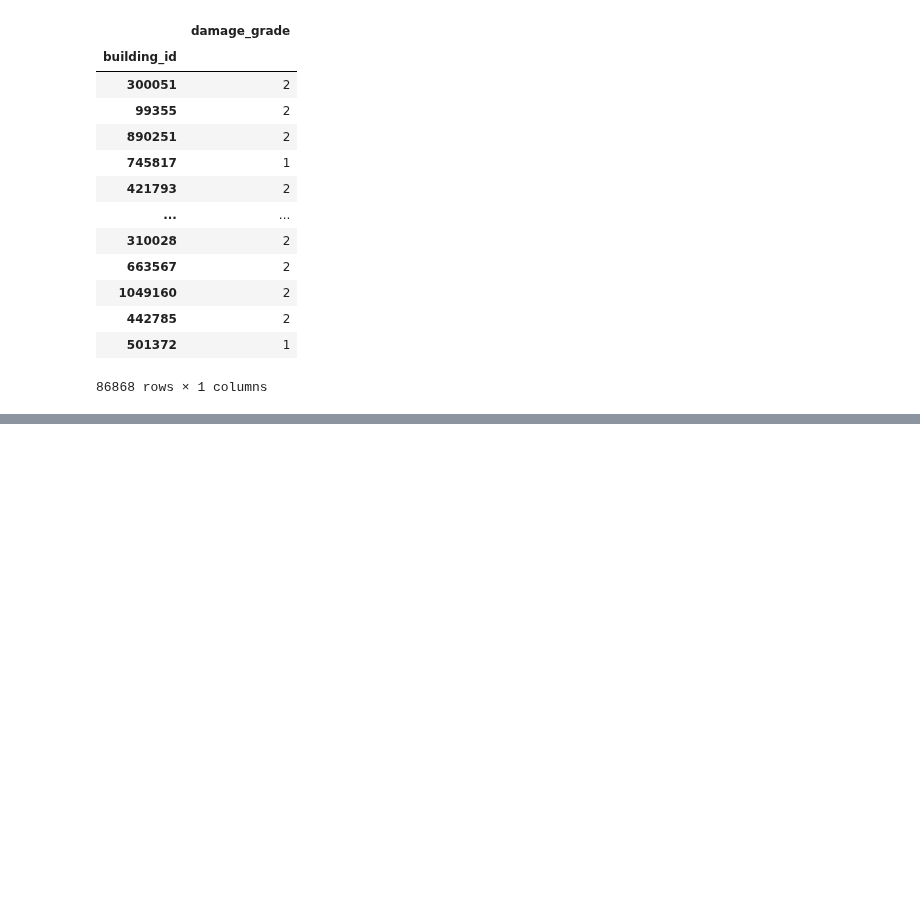
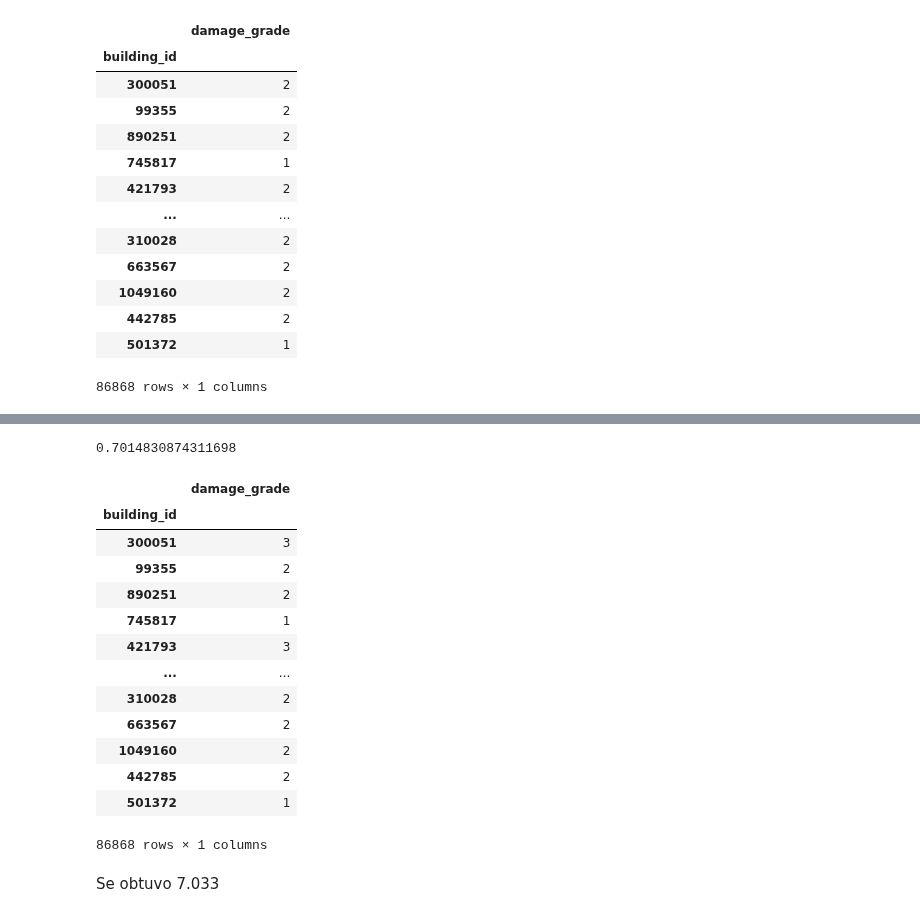
Before and after one commit to DanteReinaudo/EarthquakeDamagePrediction, a Jupyter notebook: tp2/XGBoost.ipynb, the cells around one changed output, grey strips where cells are left out. Cells and saved outputs as stored; diff of their text form; code cells hidden in the pictures; blank space fills up the shorter version.

```diff
--- a/tp2/XGBoost.ipynb
+++ b/tp2/XGBoost.ipynb
@@ -240,0 +231,2 @@ my_submission.to_csv('data/submissions/xg_boost_submission.csv')
+# %%
+xgb_clas.fit(X_train,y_train,eval_set=[(X_test,y_test)])
@@ -240,0 +262,30 @@ my_submission.to_csv('data/submissions/xg_boost_submission.csv')
+# %%
+f1_score(y_test, preds, average='micro')
+# %% [output]
+0.7014830874311698
+# %%
+predictions = xgb_clas.predict(test)
+# %%
+submission_format = pd.read_csv('data/submission_format.csv', index_col='building_id')
+# %%
+my_submission = pd.DataFrame(data=predictions,
+                             columns=submission_format.columns,
+                             index=submission_format.index)
+# %%
+my_submission["damage_grade"] = my_submission["damage_grade"].astype("int8")
+my_submission
+# %% [output]
+|  | damage_grade |
+| building_id |  |
+| 300051 | 3 |
+| 99355 | 2 |
+| 890251 | 2 |
+| 745817 | 1 |
+| 421793 | 3 |
+| ... | ... |
+| 310028 | 2 |
+| 663567 | 2 |
+| 1049160 | 2 |
+| 442785 | 2 |
+| 501372 | 1 |
+86868 rows × 1 columns
@@ -240,0 +294,2 @@ my_submission.to_csv('data/submissions/xg_boost_submission.csv')
+# %% [markdown]
+Se obtuvo 7.033
```
Also changed, not shown: parts of 7 cells of this notebook.
